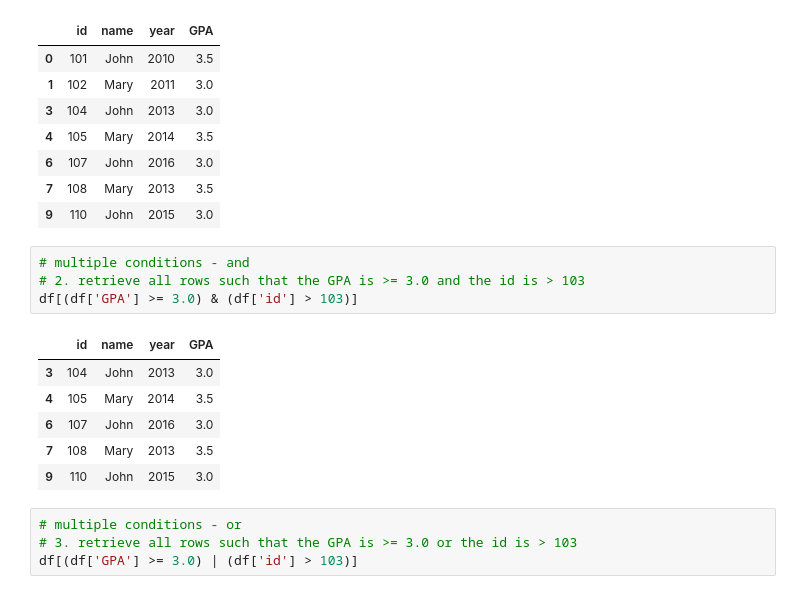
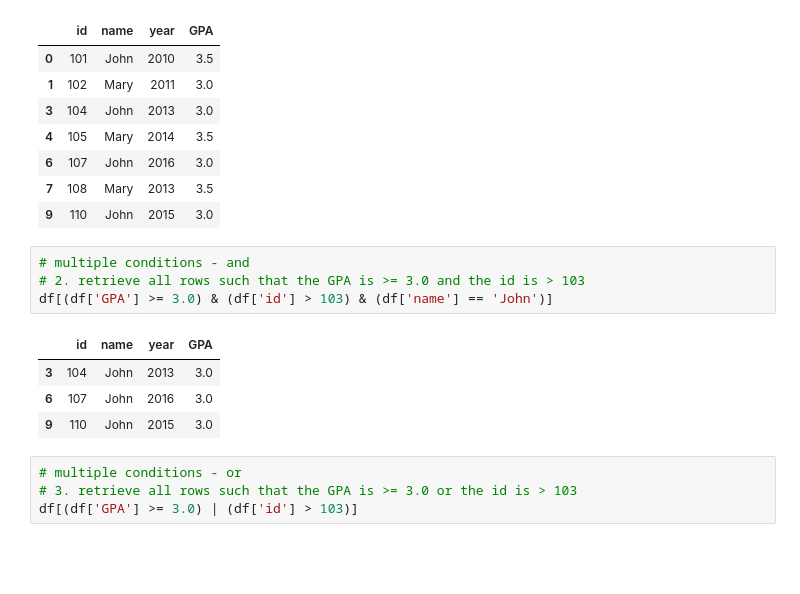
Before and after one commit to syncdoth/HKUST-KSA-ML-Study, a Jupyter notebook: pandas_basics/pandas_basic.ipynb, the cells around one changed output. Cells and saved outputs as stored; diff of their text form; blank space fills up the shorter version.

```diff
--- a/pandas_basics/pandas_basic.ipynb
+++ b/pandas_basics/pandas_basic.ipynb
@@ -76,13 +80,11 @@ df[df['GPA'] >= 3.0]
 # %%
 # multiple conditions - and
 # 2. retrieve all rows such that the GPA is >= 3.0 and the id is > 103
-df[(df['GPA'] >= 3.0) & (df['id'] > 103)]
+df[(df['GPA'] >= 3.0) & (df['id'] > 103) & (df['name'] == 'John')]
 # %% [output]
 |  | id | name | year | GPA |
 | 3 | 104 | John | 2013 | 3.0 |
-| 4 | 105 | Mary | 2014 | 3.5 |
 | 6 | 107 | John | 2016 | 3.0 |
-| 7 | 108 | Mary | 2013 | 3.5 |
 | 9 | 110 | John | 2015 | 3.0 |
 # %%
 # multiple conditions - or
```
Also changed, not shown: parts of 5 cells of this notebook, 1 other file.
